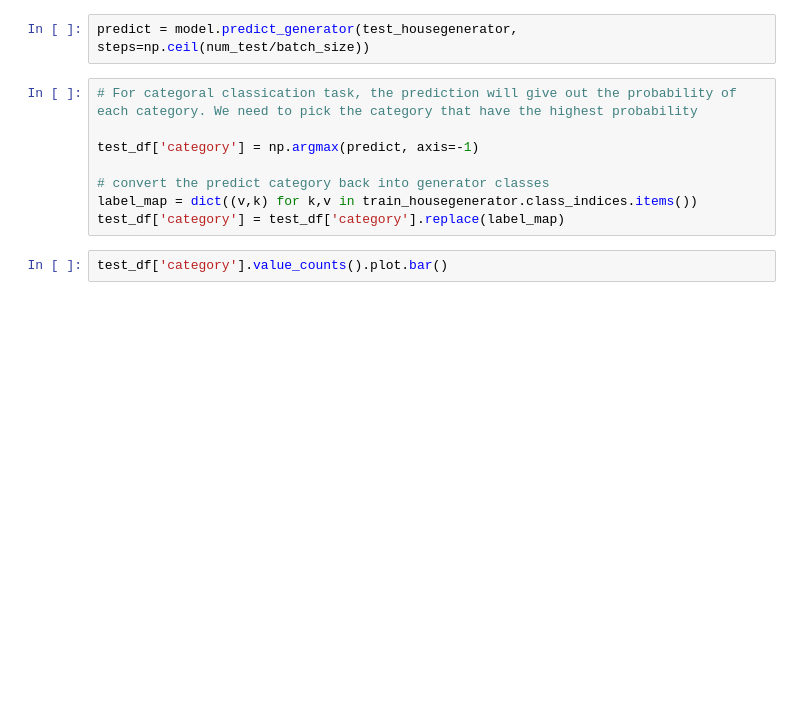
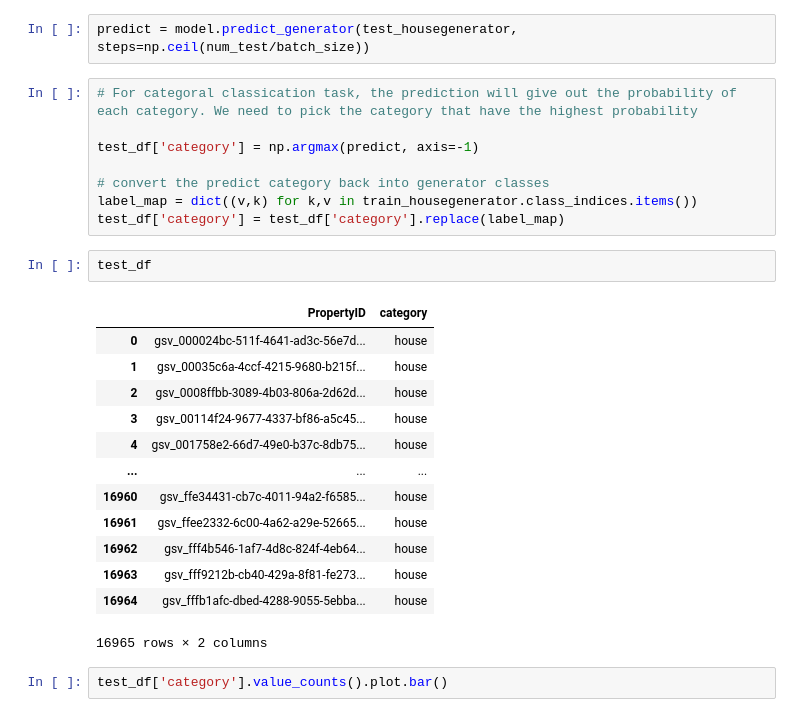
Before and after one commit to StaceyTf1999/graduateproject1_housetype.predicting, a Jupyter notebook: housing_predicting.ipynb, the cells around one changed output. Cells and saved outputs as stored; diff of their text form; blank space fills up the shorter version.

```diff
--- a/housing_predicting.ipynb
+++ b/housing_predicting.ipynb
@@ -741,6 +741,22 @@ test_df['category'] = np.argmax(predict, axis=-1)
 # convert the predict category back into generator classes
 label_map = dict((v,k) for k,v in train_housegenerator.class_indices.items())
 test_df['category'] = test_df['category'].replace(label_map)
+# %%
+test_df
+# %% [output]
+|  | PropertyID | category |
+| 0 | gsv_000024bc-511f-4641-ad3c-56e7d... | house |
+| 1 | gsv_00035c6a-4ccf-4215-9680-b215f... | house |
+| 2 | gsv_0008ffbb-3089-4b03-806a-2d62d... | house |
+| 3 | gsv_00114f24-9677-4337-bf86-a5c45... | house |
+| 4 | gsv_001758e2-66d7-49e0-b37c-8db75... | house |
+| ... | ... | ... |
+| 16960 | gsv_ffe34431-cb7c-4011-94a2-f6585... | house |
+| 16961 | gsv_ffee2332-6c00-4a62-a29e-52665... | house |
+| 16962 | gsv_fff4b546-1af7-4d8c-824f-4eb64... | house |
+| 16963 | gsv_fff9212b-cb40-429a-8f81-fe273... | house |
+| 16964 | gsv_fffb1afc-dbed-4288-9055-5ebba... | house |
+16965 rows × 2 columns
 # %%
 test_df['category'].value_counts().plot.bar()
 # %% [output]
```
